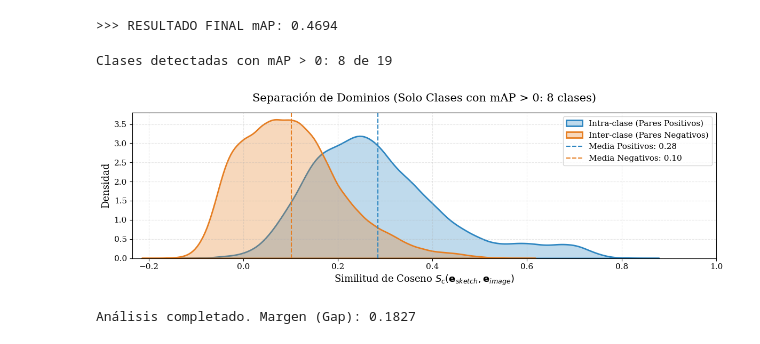
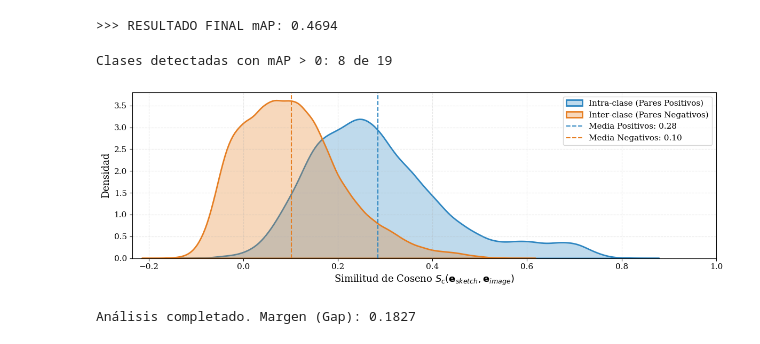
Before and after one commit to LukasWolff2002/TAREA_1_RECON_VISUAL, a Jupyter notebook: analisis.ipynb, the cells around one changed output. Saved outputs shown, nothing was run; the diff lists cells and outputs as text; code cells hidden in the pictures.

```diff
--- a/analisis.ipynb
+++ b/analisis.ipynb
@@ -309,35 +309,35 @@ try:
     plt.figure(figsize=(12, 4))
 
     color_pos = "#2E86C1" # Azul
     color_neg = "#E67E22" # Naranja
 
     sns.kdeplot(intra_clase, label="Intra-clase (Pares Positivos)",
                 fill=True, color=color_pos, linewidth=2, alpha=0.3)
     sns.kdeplot(inter_clase, label="Inter-clase (Pares Negativos)",
                 fill=True, color=color_neg, linewidth=2, alpha=0.3)
 
     plt.axvline(np.mean(intra_clase), color=color_pos, linestyle="--",
                 label=f"Media Positivos: {np.mean(intra_clase):.2f}")
     plt.axvline(np.mean(inter_clase), color=color_neg, linestyle="--",
                 label=f"Media Negativos: {np.mean(inter_clase):.2f}")
 
-    plt.title(f"Separación de Dominios (Solo Clases con mAP > 0: {len(clases_validas)} clases)", pad=15)
+    #plt.title(f"Separación de Dominios (Solo Clases con mAP > 0: {len(clases_validas)} clases)", pad=15)
     plt.xlabel(r"Similitud de Coseno $S_c(\mathbf{e}_{sketch}, \mathbf{e}_{image})$")
     plt.ylabel("Densidad")
     plt.legend(loc="upper right", frameon=True)
 
     plt.xlim(min(inter_clase)-0.05, 1.0)
     plt.tight_layout()
     plt.savefig("separacion_dominios_filtrado.png", dpi=300)
     plt.show()
 
     print(f"Análisis completado. Margen (Gap): {np.mean(intra_clase) - np.mean(inter_clase):.4f}")
 
 except Exception as e:
     print(f"Ocurrió un error: {e}")
 # %% [output]
 Clases detectadas con mAP > 0: 8 de 19
-[figure, old version]
+[figure, new version]
 Análisis completado. Margen (Gap): 0.1827
 # %%
 import torch
```
Also changed, not shown: parts of 2 cells of this notebook, 5 other files.
